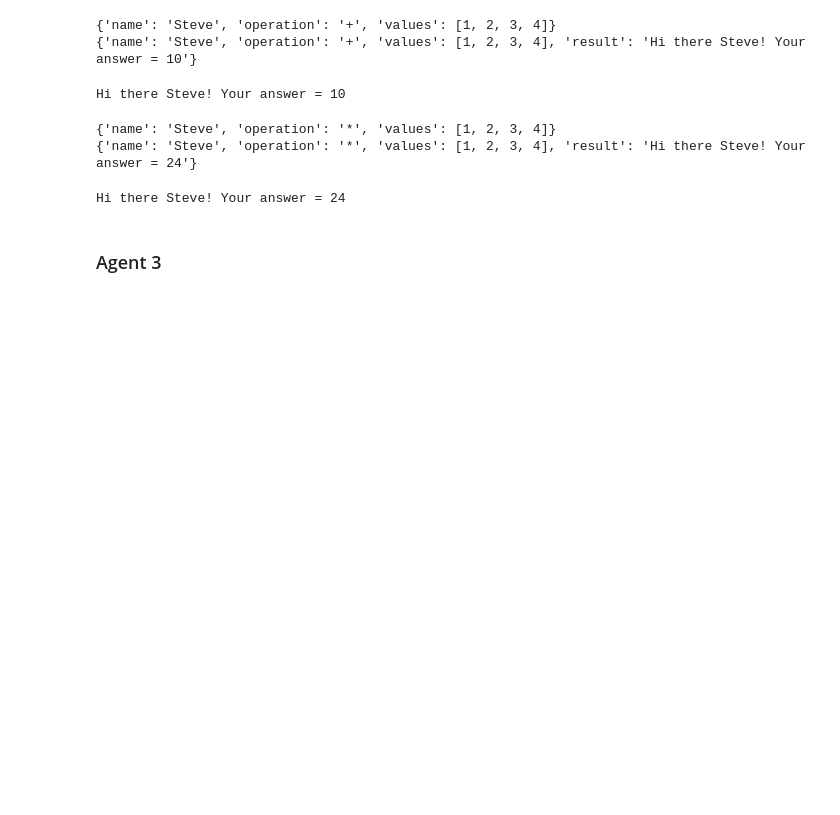
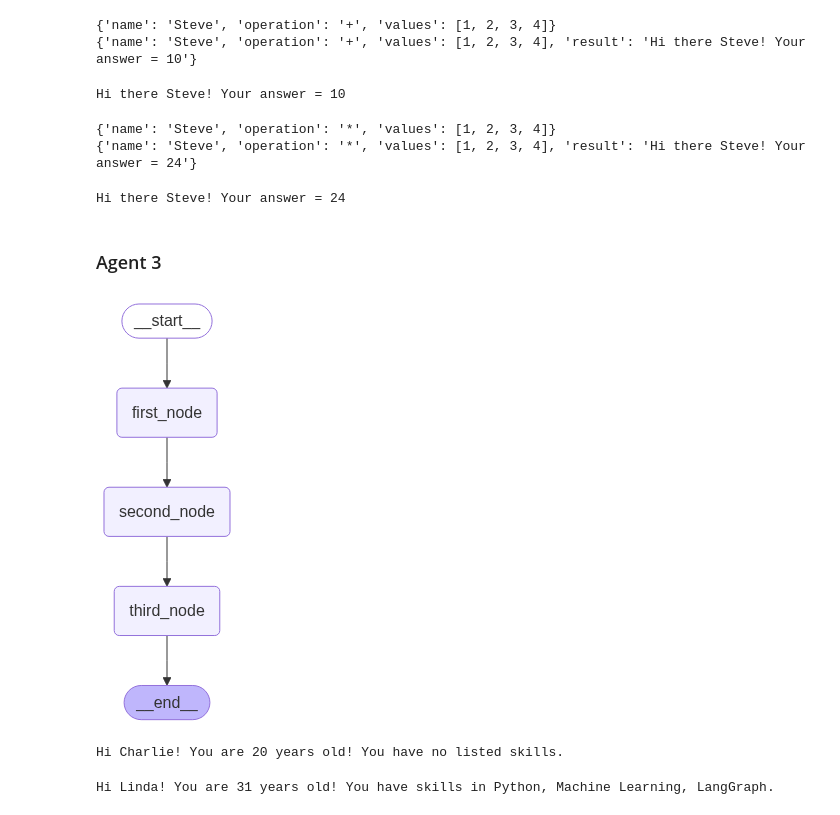
Before and after one commit to Kenuuey/AI-agents, a Jupyter notebook: LangGraph.ipynb, the cells around one changed output. Drawn from its saved outputs; the diff is of its cells as text; code cells hidden in the pictures; blank space fills up the shorter version.

Commit message:
agent 3: sequential graph

```diff
--- a/LangGraph.ipynb
+++ b/LangGraph.ipynb
@@ -181,0 +184,53 @@ Hi there Steve! Your answer = 24
+# %%
+class AgentState(TypedDict):
+  name: str
+  age: str
+  skills: List[str]
+  final: str
+# %%
+def first_node(state: AgentState) -> AgentState:
+  """This is the first node of our sequence"""
+  state["final"] = f"Hi {state['name']}!"
+  return state
+
+def second_node(state: AgentState) -> AgentState:
+  """This is the second node of our sequence"""
+  state["final"] += f" You are {state['age']} years old!"
+  return state
+
+def third_node(state: AgentState) -> AgentState:
+  """This is the third node of our sequence"""
+  if state['skills']:
+        skills_str = ", ".join(state['skills'])
+        state["final"] += f" You have skills in {skills_str}."
+  else:
+      state["final"] += " You have no listed skills."
+  return state
+# %%
+graph = StateGraph(AgentState)
+
+graph.add_node("first_node", first_node)
+graph.add_node("second_node", second_node)
+graph.add_node("third_node", third_node)
+
+graph.set_entry_point("first_node")
+graph.add_edge("first_node", "second_node")
+graph.add_edge("second_node", "third_node")
+graph.set_finish_point("third_node")
+
+app = graph.compile()
+# %%
+from IPython.display import Image, display
+display(Image(app.get_graph().draw_mermaid_png()))
+# %% [output]
+[figure, added]
+# %%
+result = app.invoke({"name": "Charlie", "age": "20", "skills": list()})
+print(result['final'])
+# %% [output]
+Hi Charlie! You are 20 years old! You have no listed skills.
+# %%
+result = app.invoke({"name": "Linda", "age": "31", "skills": ['Python', 'Machine Learning', 'LangGraph']})
+print(result['final'])
+# %% [output]
+Hi Linda! You are 31 years old! You have skills in Python, Machine Learning, LangGraph.
```
Also changed, not shown: parts of 2 cells of this notebook.
